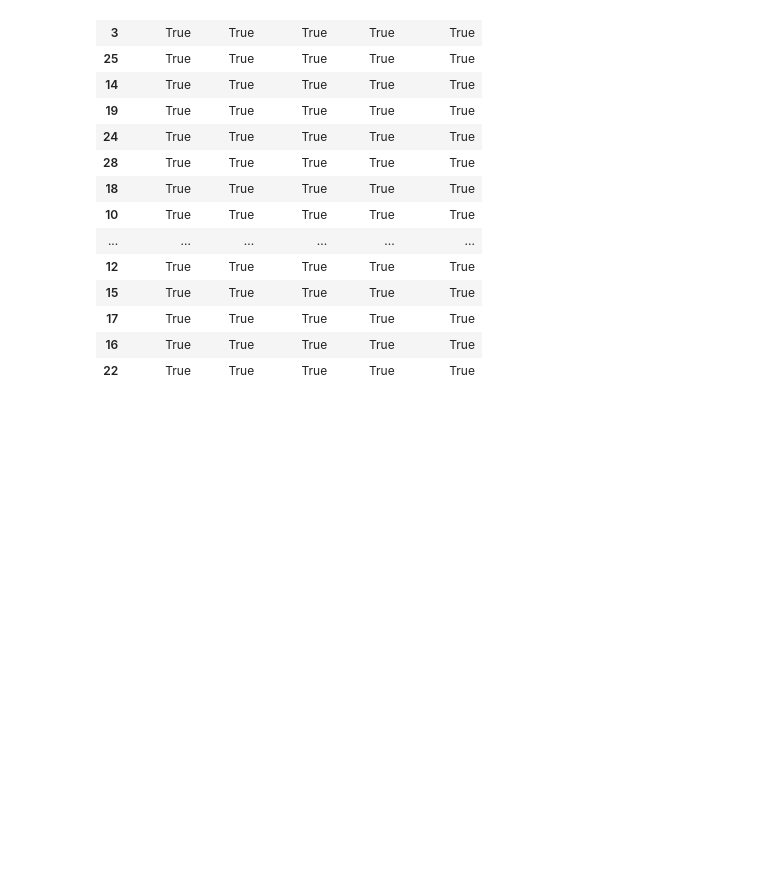
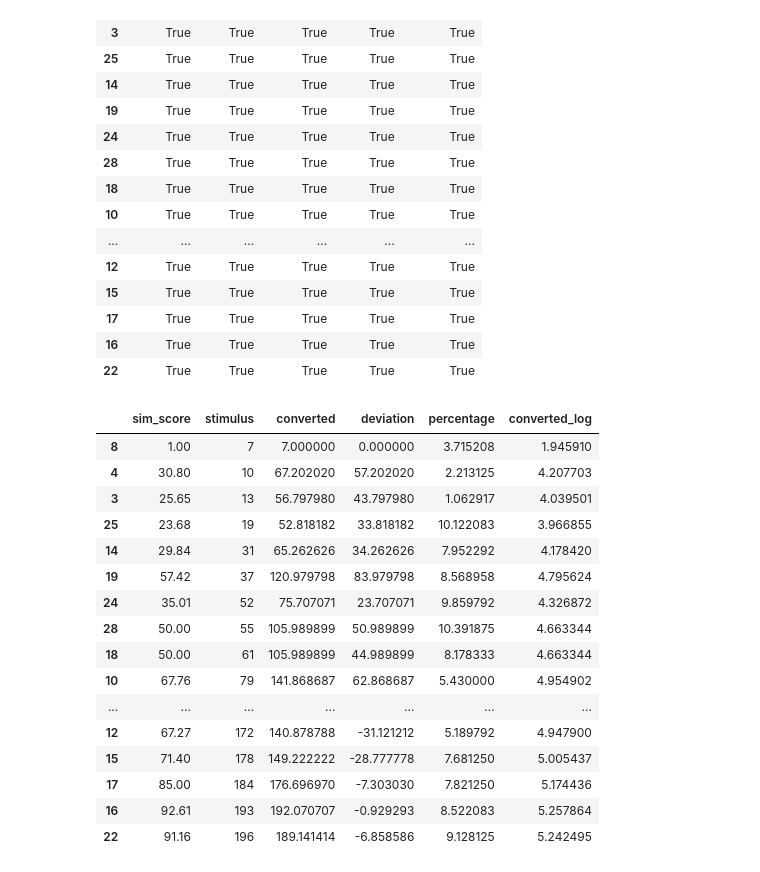
Before and after one commit to julekb/licencjat, a Jupyter notebook: data_all/correlations plots.ipynb, the cells around one changed output. Saved outputs shown, nothing was run; the diff lists cells and outputs as text; code cells hidden in the pictures; blank space fills up the shorter version.

```diff
--- a/data_all/correlations plots.ipynb
+++ b/data_all/correlations plots.ipynb
@@ -40,6 +40,8 @@ data = []
 for name in filenames:
     temp = gd.GetData(name).sort_values(by='stimulus')
     temp['percentage'] = df_perc['percentage']
+    temp['percentage_log'] = np.log(temp['percentage'])
+    temp['converted_log'] = np.log(temp['converted'])
     data.append(temp)
 # %%
 #regresja liniowa - wykres zaczernienie(odpowiedzi badanych)
@@ -220,3 +234,23 @@ dd == data[-1]
 | 17 | True | True | True | True | True |
 | 16 | True | True | True | True | True |
 | 22 | True | True | True | True | True |
+# %%
+data[1]
+# %% [output]
+|  | sim_score | stimulus | converted | deviation | percentage | converted_log |
+| 8 | 1.00 | 7 | 7.000000 | 0.000000 | 3.715208 | 1.945910 |
+| 4 | 30.80 | 10 | 67.202020 | 57.202020 | 2.213125 | 4.207703 |
+| 3 | 25.65 | 13 | 56.797980 | 43.797980 | 1.062917 | 4.039501 |
+| 25 | 23.68 | 19 | 52.818182 | 33.818182 | 10.122083 | 3.966855 |
+| 14 | 29.84 | 31 | 65.262626 | 34.262626 | 7.952292 | 4.178420 |
+| 19 | 57.42 | 37 | 120.979798 | 83.979798 | 8.568958 | 4.795624 |
+| 24 | 35.01 | 52 | 75.707071 | 23.707071 | 9.859792 | 4.326872 |
+| 28 | 50.00 | 55 | 105.989899 | 50.989899 | 10.391875 | 4.663344 |
+| 18 | 50.00 | 61 | 105.989899 | 44.989899 | 8.178333 | 4.663344 |
+| 10 | 67.76 | 79 | 141.868687 | 62.868687 | 5.430000 | 4.954902 |
+| ... | ... | ... | ... | ... | ... | ... |
+| 12 | 67.27 | 172 | 140.878788 | -31.121212 | 5.189792 | 4.947900 |
+| 15 | 71.40 | 178 | 149.222222 | -28.777778 | 7.681250 | 5.005437 |
+| 17 | 85.00 | 184 | 176.696970 | -7.303030 | 7.821250 | 5.174436 |
+| 16 | 92.61 | 193 | 192.070707 | -0.929293 | 8.522083 | 5.257864 |
+| 22 | 91.16 | 196 | 189.141414 | -6.858586 | 9.128125 | 5.242495 |
```
Also changed, not shown: parts of 5 cells of this notebook.
